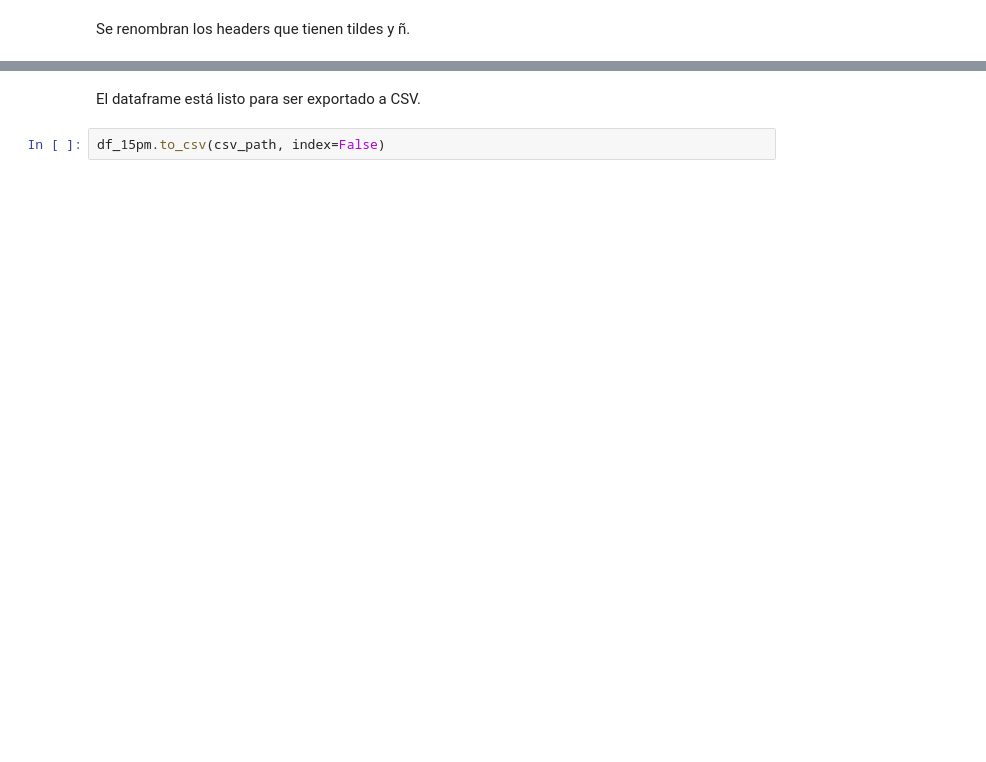
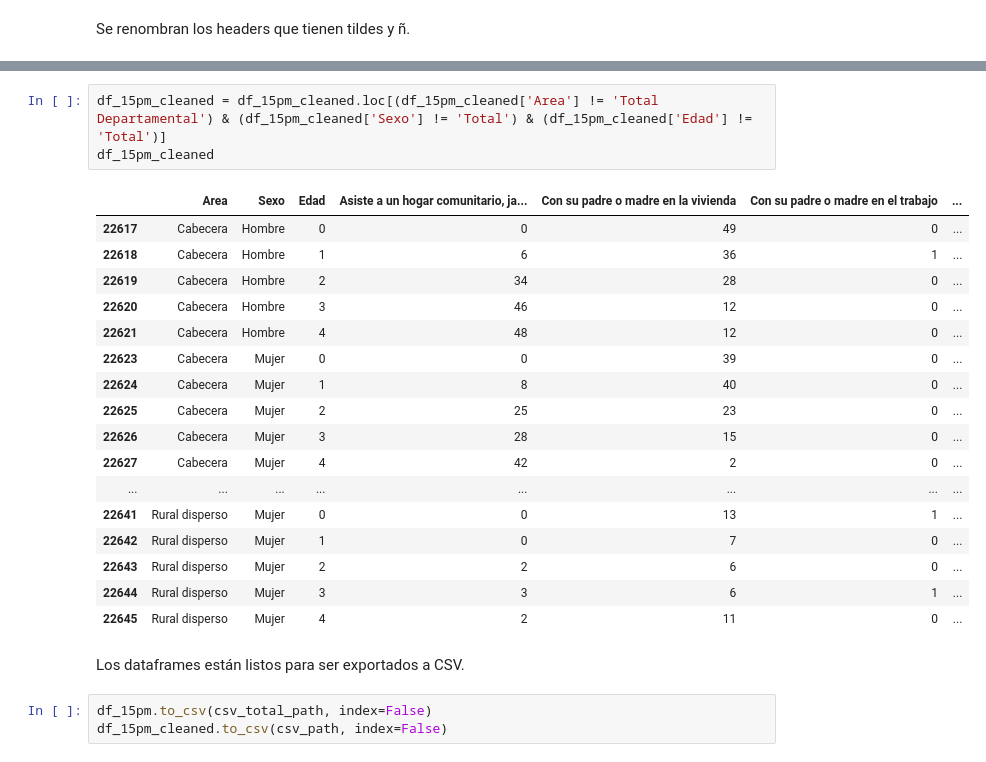
Before and after one commit to Schiavi13/Censo-Viterbo-Caldas-2018, a Jupyter notebook: source_to_csv_15pm.ipynb, the cells around one changed output, grey strips where cells are left out. Saved outputs shown, nothing was run; the diff lists cells and outputs as text; blank space fills up the shorter version.

```diff
--- a/source_to_csv_15pm.ipynb
+++ b/source_to_csv_15pm.ipynb
@@ -188,4 +214,26 @@ df_15pm
+# %%
+df_15pm_cleaned = df_15pm_cleaned.loc[(df_15pm_cleaned['Area'] != 'Total Departamental') & (df_15pm_cleaned['Sexo'] != 'Total') & (df_15pm_cleaned['Edad'] != 'Total')]
+df_15pm_cleaned
+# %% [output]
+|  | Area | Sexo | Edad | Asiste a un hogar comunitario, ja... | Con su padre o madre en la vivienda | Con su padre o madre en el trabajo | ... |
+| 22617 | Cabecera | Hombre | 0 | 0 | 49 | 0 | ... |
+| 22618 | Cabecera | Hombre | 1 | 6 | 36 | 1 | ... |
+| 22619 | Cabecera | Hombre | 2 | 34 | 28 | 0 | ... |
+| 22620 | Cabecera | Hombre | 3 | 46 | 12 | 0 | ... |
+| 22621 | Cabecera | Hombre | 4 | 48 | 12 | 0 | ... |
+| 22623 | Cabecera | Mujer | 0 | 0 | 39 | 0 | ... |
+| 22624 | Cabecera | Mujer | 1 | 8 | 40 | 0 | ... |
+| 22625 | Cabecera | Mujer | 2 | 25 | 23 | 0 | ... |
+| 22626 | Cabecera | Mujer | 3 | 28 | 15 | 0 | ... |
+| 22627 | Cabecera | Mujer | 4 | 42 | 2 | 0 | ... |
+| ... | ... | ... | ... | ... | ... | ... | ... |
+| 22641 | Rural disperso | Mujer | 0 | 0 | 13 | 1 | ... |
+| 22642 | Rural disperso | Mujer | 1 | 0 | 7 | 0 | ... |
+| 22643 | Rural disperso | Mujer | 2 | 2 | 6 | 0 | ... |
+| 22644 | Rural disperso | Mujer | 3 | 3 | 6 | 1 | ... |
+| 22645 | Rural disperso | Mujer | 4 | 2 | 11 | 0 | ... |
 # %% [markdown]
-El dataframe está listo para ser exportado a CSV.
+Los dataframes están listos para ser exportados a CSV.
 # %%
-df_15pm.to_csv(csv_path, index=False)
+df_15pm.to_csv(csv_total_path, index=False)
+df_15pm_cleaned.to_csv(csv_path, index=False)
```
Also changed, not shown: parts of 3 cells of this notebook.
